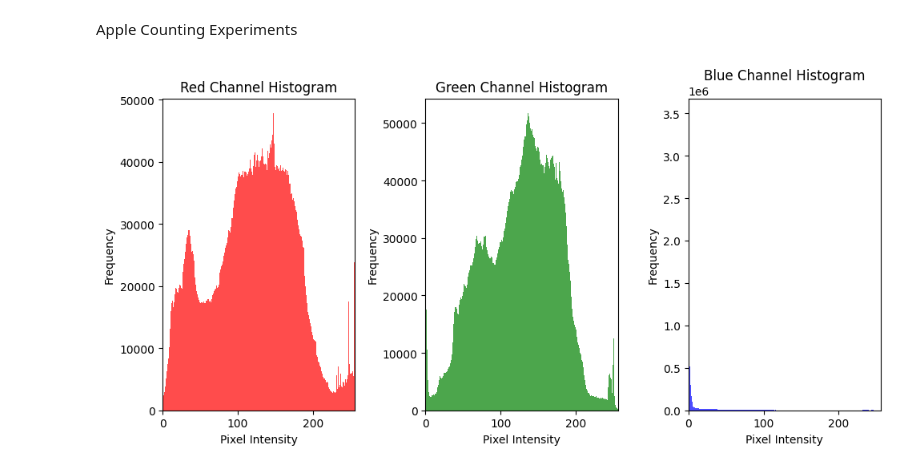
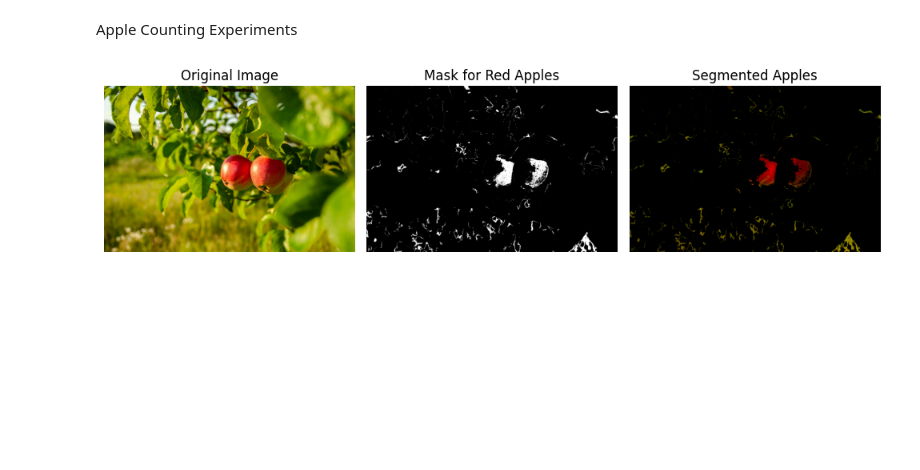
Before and after one commit to SIDDHARTH-S-001/openai_gym_experiments, a Jupyter notebook: image_processing/classical_techniques.ipynb, the cells around one changed output. Saved outputs shown, nothing was run; the diff lists cells and outputs as text; code cells hidden in the pictures; blank space fills up the shorter version.

Commit message:
implemented range based thresholding for RGB values

```diff
--- a/image_processing/classical_techniques.ipynb
+++ b/image_processing/classical_techniques.ipynb
@@ -152,6 +152,7 @@ plt.show()
 Apple Counting Experiments
 # %%
 import cv2
+import numpy as np
 import matplotlib.pyplot as plt
 
 # Define the image path
@@ -165,57 +166,55 @@ if img is None:
     print("Error: Image not loaded correctly. Check the file path.")
 else:
     # Convert from BGR to RGB (since OpenCV loads images in BGR format)
     img_rgb = cv2.cvtColor(img, cv2.COLOR_BGR2RGB)
 
     # Split the image into its Red, Green, and Blue channels
     r_channel, g_channel, b_channel = cv2.split(img_rgb)
 
     # Create a CLAHE object for applying CLAHE on each channel
     clahe = cv2.createCLAHE(clipLimit=2.0, tileGridSize=(8, 8))
 
     # Apply CLAHE to each of the Red, Green, and Blue channels
     r_clahe = clahe.apply(r_channel)
     g_clahe = clahe.apply(g_channel)
     b_clahe = clahe.apply(b_channel)
 
     # Merge the CLAHE-adjusted channels back into an RGB image
     img_clahe_rgb = cv2.merge([r_clahe, g_clahe, b_clahe])
 
-    # Create subplots for RGB histograms
+    # Define thresholds for Red, Green, and Blue channels for segmentation
+    # The values may need tweaking depending on your specific image
+    lower_bound = np.array([80, 0, 0])  # Lower bound for RGB (apples are red)
+    upper_bound = np.array([255, 100, 20])  # Upper bound for RGB
+
+    # Create a mask based on the defined thresholds
+    mask = cv2.inRange(img_clahe_rgb, lower_bound, upper_bound)
+
+    # Use the mask to extract the apples (red regions) from the image
+    result = cv2.bitwise_and(img_rgb, img_rgb, mask=mask)
+
+    # Plot the results
     plt.figure(figsize=(10, 5))
 
-    # Plot histogram for Red channel after CLAHE
+    # Display the original image
     plt.subplot(1, 3, 1)
-    plt.hist(r_clahe.flatten(), bins=256, range=(0, 256), color='red', alpha=0.7)
-    plt.title('Red Channel Histogram (CLAHE)')
-    plt.xlim([0, 256])
-    plt.xlabel('Pixel Intensity')
-    plt.ylabel('Frequency')
+    plt.imshow(img_rgb)
+    plt.title('Original Image')
+    plt.axis('off')
 
-    # Plot histogram for Green channel after CLAHE
+    # Display the mask (binary image)
     plt.subplot(1, 3, 2)
-    plt.hist(g_clahe.flatten(), bins=256, range=(0, 256), color='green', alpha=0.7)
-    plt.title('Green Channel Histogram (CLAHE)')
-    plt.xlim([0, 256])
-    plt.xlabel('Pixel Intensity')
-    plt.ylabel('Frequency')
+    plt.imshow(mask, cmap='gray')
+    plt.title('Mask for Red Apples')
+    plt.axis('off')
 
-    # Plot histogram for Blue channel after CLAHE
+    # Display the segmented apples
     plt.subplot(1, 3, 3)
-    plt.hist(b_clahe.flatten(), bins=256, range=(0, 256), color='blue', alpha=0.7)
-    plt.title('Blue Channel Histogram (CLAHE)')
-    plt.xlim([0, 256])
-    plt.xlabel('Pixel Intensity')
-    plt.ylabel('Frequency')
+    plt.imshow(result)
+    plt.title('Segmented Apples')
+    plt.axis('off')
 
-    # Adjust layout and show the plots
     plt.tight_layout()
     plt.show()
-
-    # Display the CLAHE applied RGB image
-    plt.imshow(img_clahe_rgb)
-    plt.title('CLAHE Applied Image')
-    plt.axis('off')
-    plt.show()
 # %% [output]
-[figure, old version]
+[figure, new version]
```
